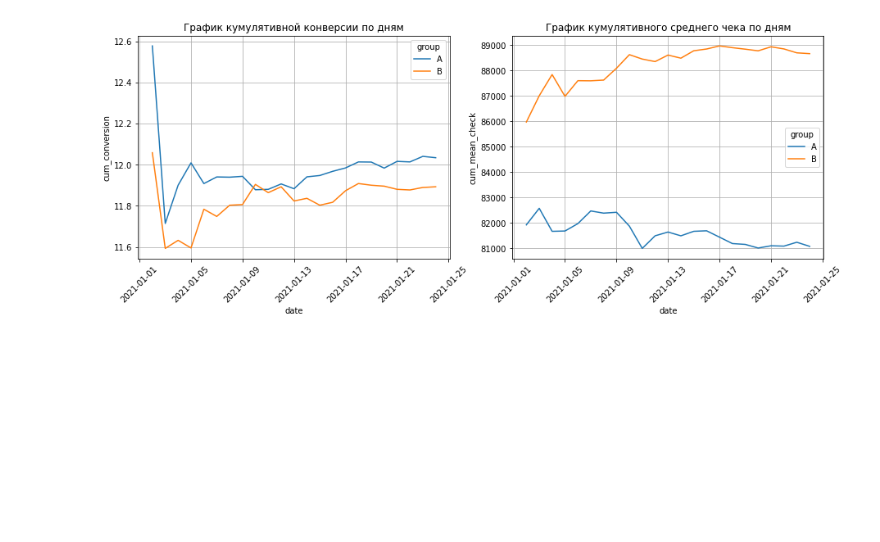
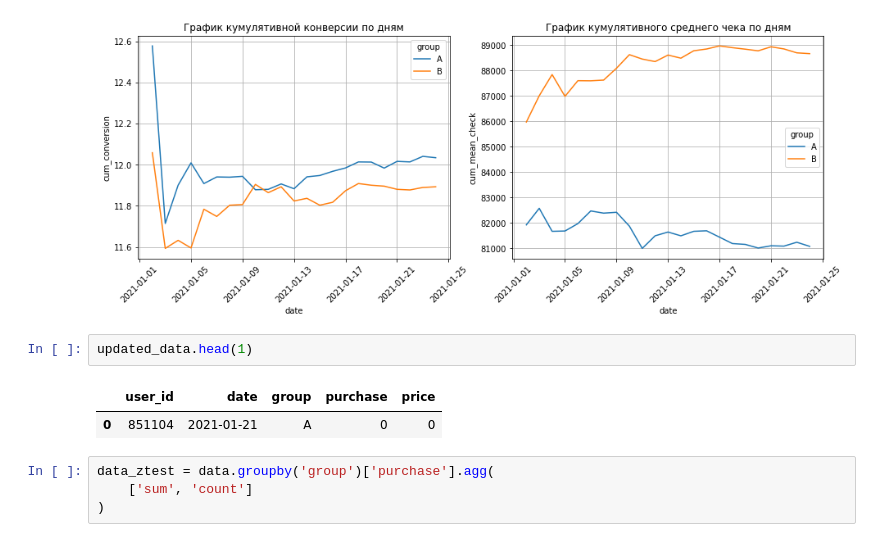
Before and after one commit to d3enjan/sf_data_science, a Jupyter notebook: skillfactory/EDA-5. A-B-тестирование/7. Закрепление знаний.ipynb, the cells around one changed output. Saved outputs shown, nothing was run; the diff lists cells and outputs as text; blank space fills up the shorter version.

```diff
--- a/skillfactory/EDA-5. A-B-тестирование/7. Закрепление знаний.ipynb
+++ b/skillfactory/EDA-5. A-B-тестирование/7. Закрепление знаний.ipynb
@@ -212,3 +217,12 @@ axes[0].grid(True);
 axes[1].grid(True);
 # %% [output]
 [figure]
+# %%
+updated_data.head(1)
+# %% [output]
+|  | user_id | date | group | purchase | price |
+| 0 | 851104 | 2021-01-21 | A | 0 | 0 |
+# %%
+data_ztest = data.groupby('group')['purchase'].agg(
+    ['sum', 'count']
+)
```
Also changed, not shown: parts of 9 cells of this notebook, 1 other file.
